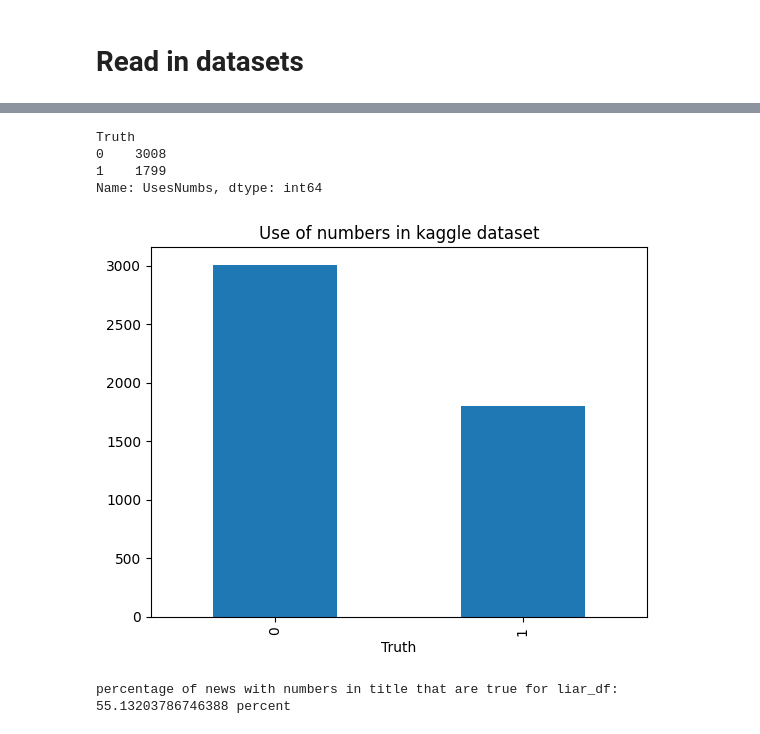
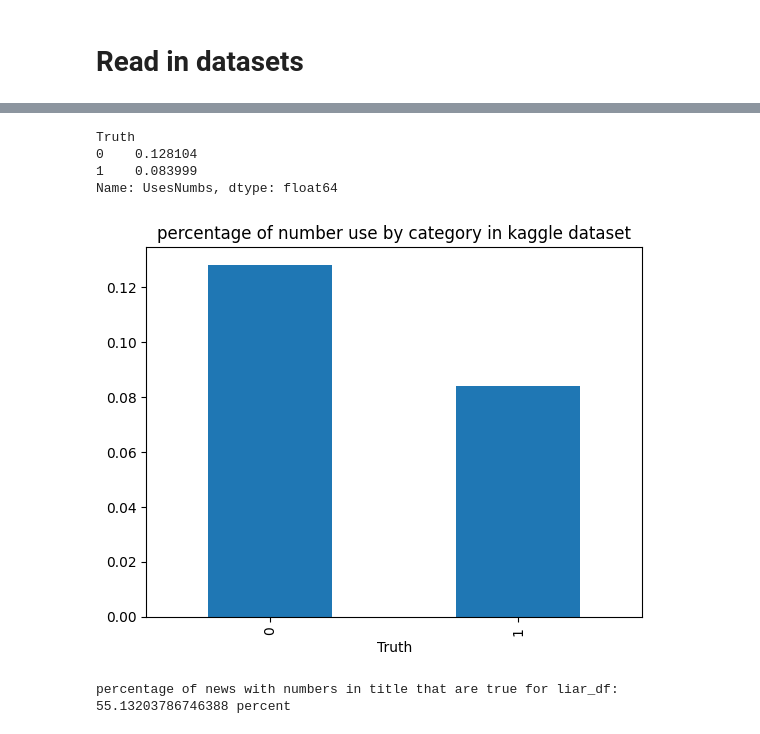
Before and after one commit to Fontanapink/Detecting-Fake-News-A-Machine-Learning-Approach, a Jupyter notebook: EDA/Use of numbers.ipynb, the cells around one changed output, grey strips where cells are left out. Cells and saved outputs as stored; diff of their text form; code cells hidden in the pictures.

```diff
--- a/EDA/Use of numbers.ipynb
+++ b/EDA/Use of numbers.ipynb
@@ -84,14 +105,14 @@ Name: UsesNumbs, dtype: int64
 # %%
-kaggle_df.groupby('Truth')['UsesNumbs'].sum().plot(kind='bar')
+kaggle_df.groupby('Truth')['UsesNumbs'].mean().plot(kind='bar')
 #TITLE use of numbers
-plt.title('Use of numbers in kaggle dataset')
-kaggle_df.groupby('Truth')['UsesNumbs'].sum()
+plt.title('percentage of number use by category in kaggle dataset')
+kaggle_df.groupby('Truth')['UsesNumbs'].mean()
 # %% [output]
 Truth
-0    3008
-1    1799
-Name: UsesNumbs, dtype: int64
+0    0.128104
+1    0.083999
+Name: UsesNumbs, dtype: float64
-[figure, old version]
+[figure, new version]
 # %%
 #count of numbers in all lists in Numbs column for liar_df for Truth
 print('percentage of news with numbers in title that are true for liar_df: ')
```
Also changed, not shown: parts of 6 cells of this notebook.
